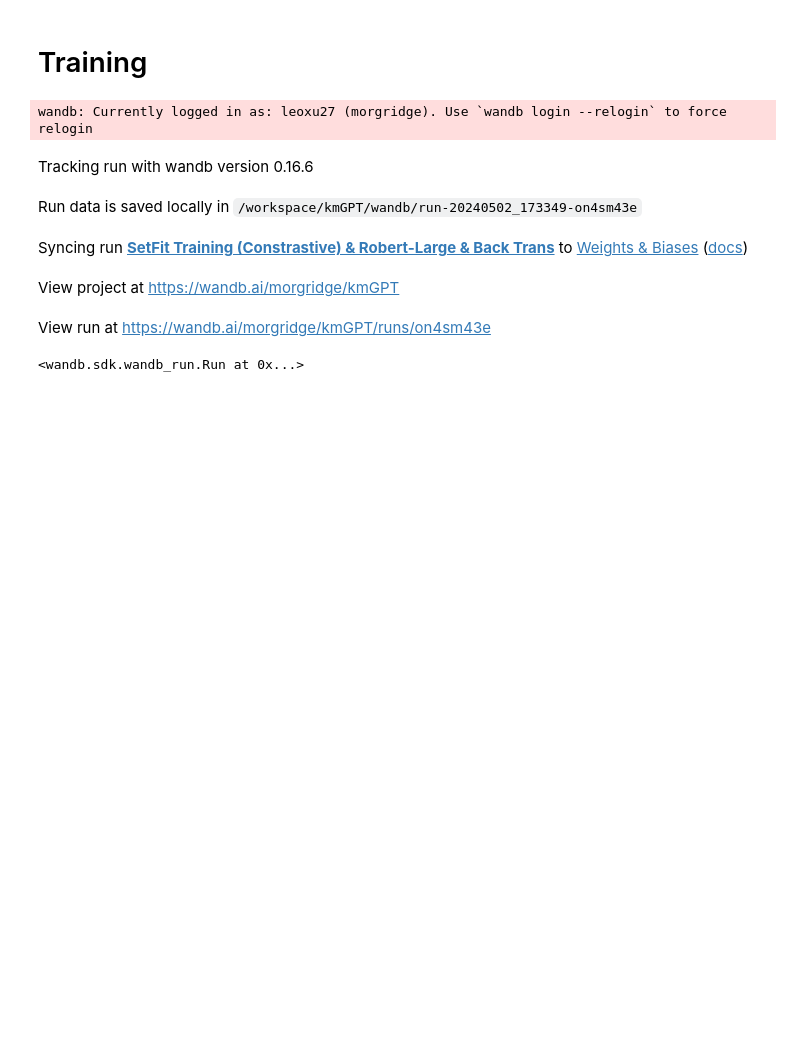
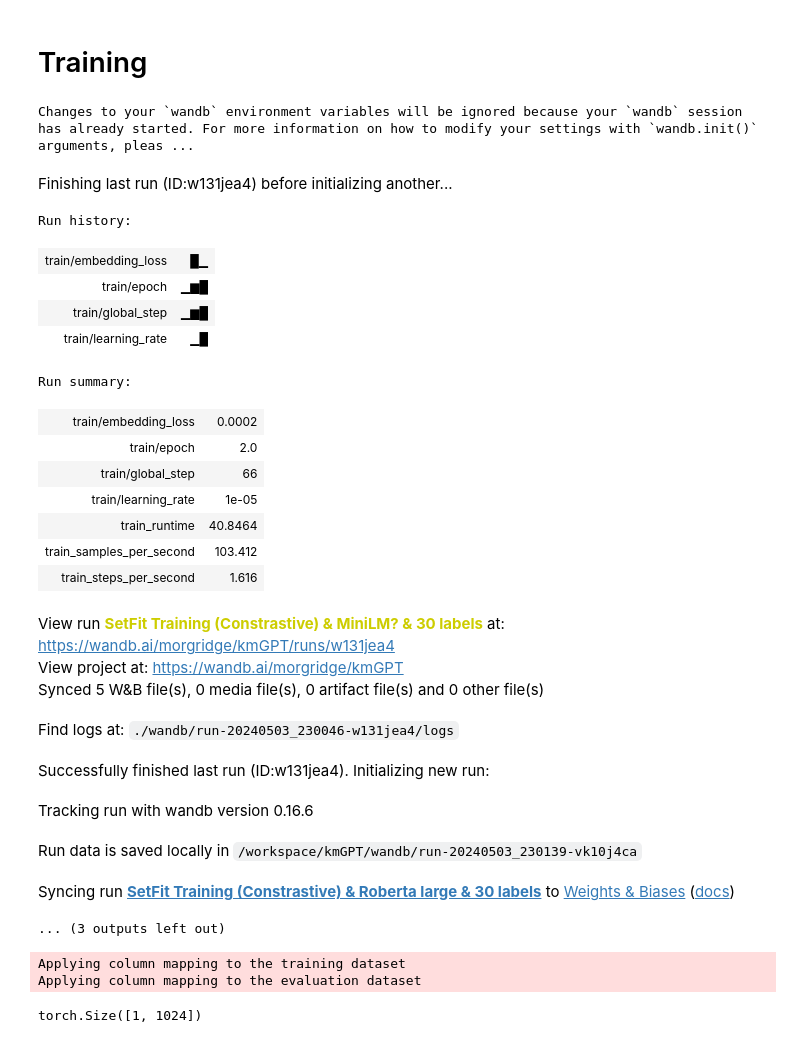
Before and after one commit to stewart-lab/skimgpt, a Jupyter notebook: SetFit Training.ipynb, the cells around one changed output. Cells and saved outputs as stored; diff of their text form; code cells hidden in the pictures; blank space fills up the shorter version.

```diff
--- a/SetFit Training.ipynb
+++ b/SetFit Training.ipynb
@@ -152,15 +160,32 @@ test = Dataset.from_pandas(test)
 # %% [markdown]
 # Training
 # %%
-wandb.init(project="kmGPT", entity = "morgridge", group = "Fine Tuning", name = "SetFit Training (Constrastive) & Robert-Large & Back Trans", reinit=True)
+wandb.init(project="kmGPT", entity = "morgridge", group = "Fine Tuning", name = "SetFit Training (Constrastive) & Roberta large & 30 labels", reinit=True)
 # %% [output]
-wandb: Currently logged in as: leoxu27 (morgridge). Use `wandb login --relogin` to force relogin
+Changes to your `wandb` environment variables will be ignored because your `wandb` session has already started. For more information on how to modify your settings with `wandb.init()` arguments, pleas ...
-Tracking run with wandb version 0.16.6
+Finishing last run (ID:w131jea4) before initializing another...
+Run history:
+| train/embedding_loss | █▁ |
+| train/epoch | ▁▆█ |
+| train/global_step | ▁▆█ |
+| train/learning_rate | ▁█ |
+Run summary:
+| train/embedding_loss | 0.0002 |
+| train/epoch | 2.0 |
+| train/global_step | 66 |
+| train/learning_rate | 1e-05 |
+| train_runtime | 40.8464 |
+| train_samples_per_second | 103.412 |
+| train_steps_per_second | 1.616 |
-Run data is saved locally in /workspace/kmGPT/wandb/run-20240502_173349-on4sm43e
+View run SetFit Training (Constrastive) & MiniLM? & 30 labels at: https://wandb.ai/morgridge/kmGPT/runs/w131jea4
+View project at: https://wandb.ai/morgridge/kmGPT
+Synced 5 W&B file(s), 0 media file(s), 0 artifact file(s) and 0 other file(s)
-Syncing run SetFit Training (Constrastive) & Robert-Large & Back Trans to Weights & Biases (docs)
+Find logs at: ./wandb/run-20240503_230046-w131jea4/logs
-View project at https://wandb.ai/morgridge/kmGPT
+Successfully finished last run (ID:w131jea4). Initializing new run:
-View run at https://wandb.ai/morgridge/kmGPT/runs/on4sm43e
+Tracking run with wandb version 0.16.6
-<wandb.sdk.wandb_run.Run at 0x...>
+Run data is saved locally in /workspace/kmGPT/wandb/run-20240503_230139-vk10j4ca
+Syncing run SetFit Training (Constrastive) & Roberta large & 30 labels to Weights & Biases (docs)
+... (3 outputs left out)
 # %%
 # training_args = TrainingArguments(
 #     output_dir = "setfit_training",
@@ -190,11 +215,19 @@ trainer = SetFitTrainer(
     eval_dataset=test,
     learning_rate = 2e-5,
     loss_class=CosineSimilarityLoss,
-    batch_size=(0, 16),
+    batch_size=64,
     metric = "accuracy",
     num_iterations=30, # Number of text pairs to generate for contrastive learning
-    num_epochs = (0, 5)
+    num_epochs = 2,
+    column_mapping = {"text": "text", "label": "label"}
 )
+# %% [output]
+Applying column mapping to the training dataset
+Applying column mapping to the evaluation dataset
+# %%
+trainer.model.model_body[0](stuff)["token_embeddings"].mean(1).shape
+# %% [output]
+torch.Size([1, 1024])
 # %%
 trainer.train()
 # %% [output]
```
Also changed, not shown: parts of 19 cells of this notebook, 1 other file.
